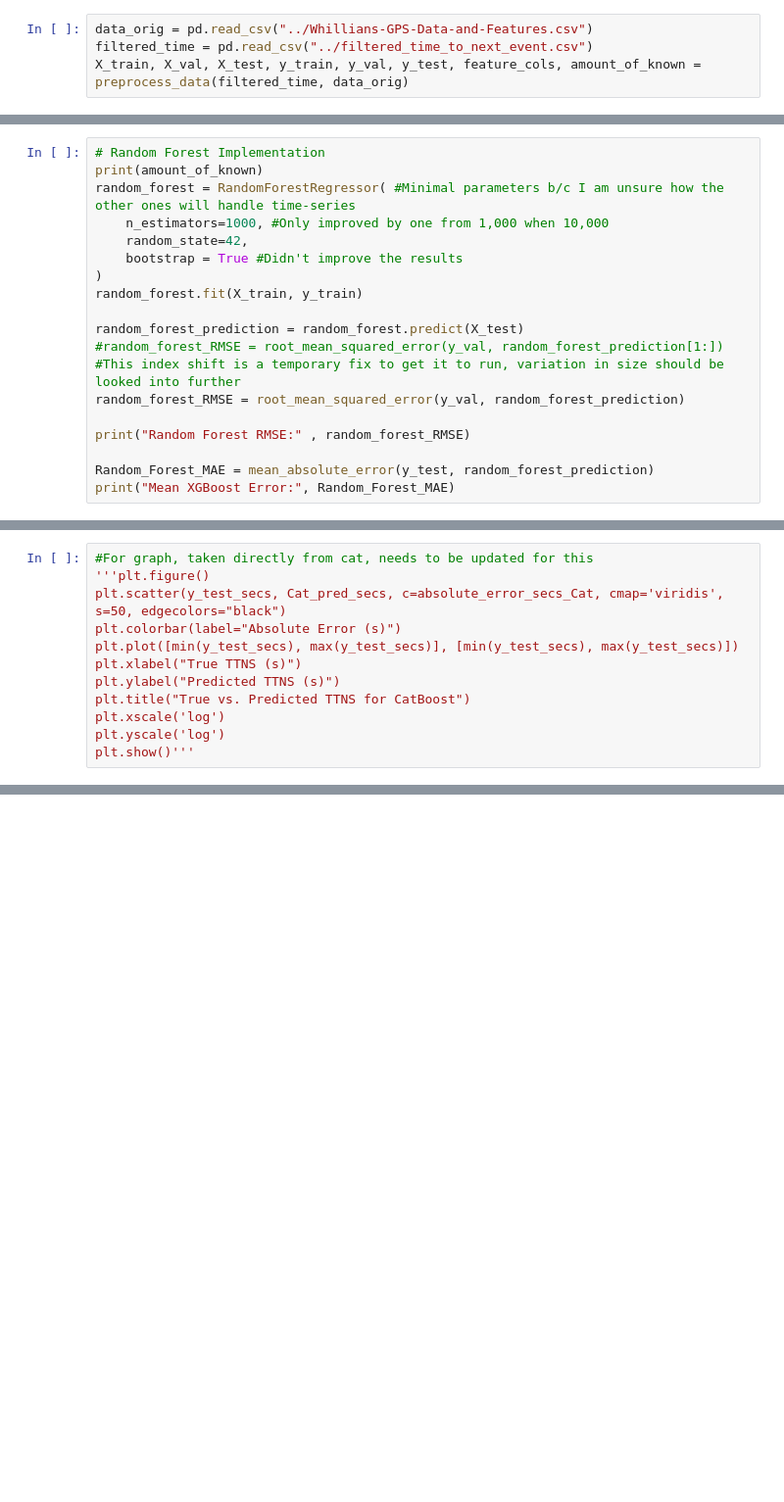
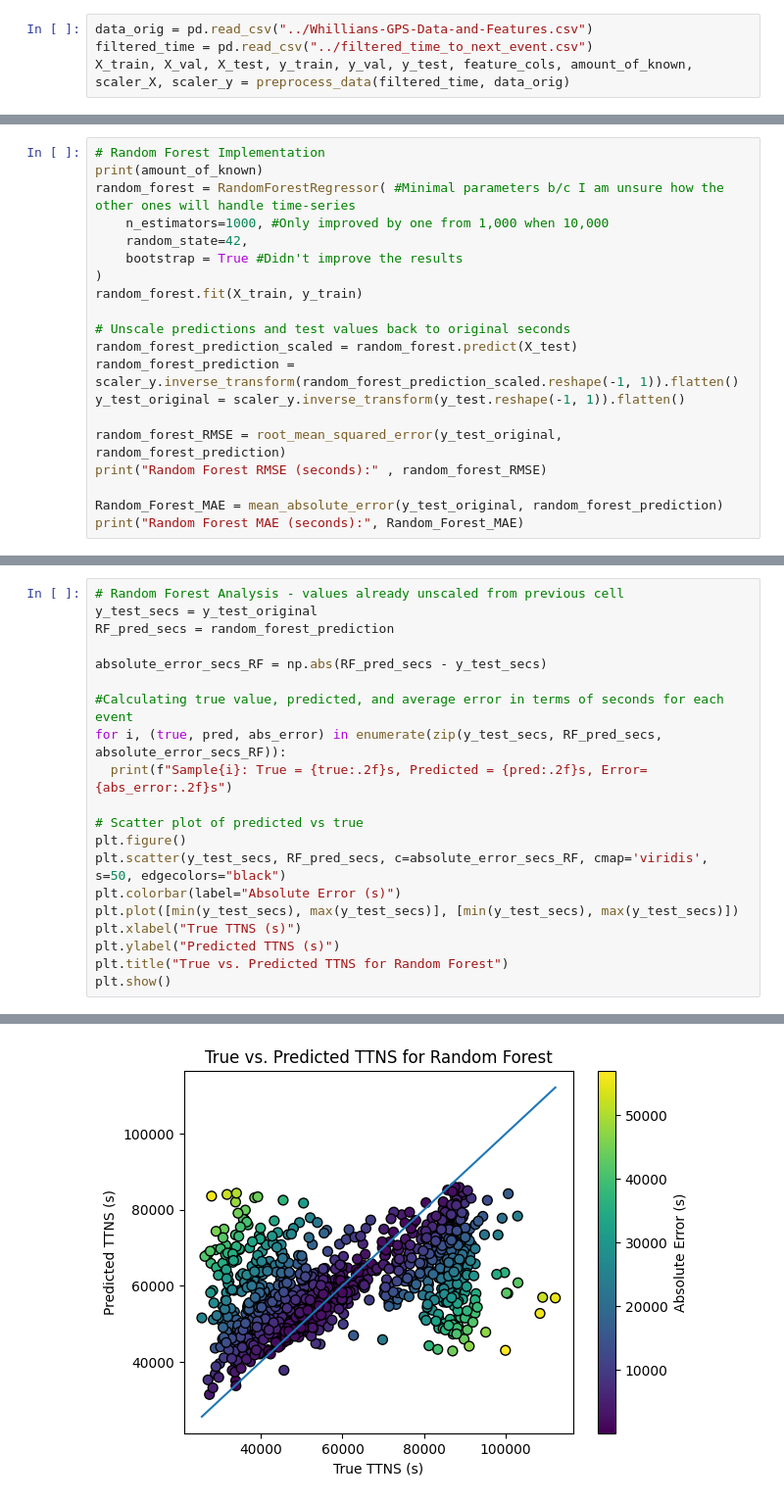
Before and after one commit to Icequake-QRC-Mines/Icequake-QRC-, a Jupyter notebook: Classical/Random-Forest.ipynb, the cells around one changed output, grey strips where cells are left out. Shown at 98% size. Drawn from its saved outputs; the diff is of its cells as text; blank space fills up the shorter version.

```diff
--- a/Classical/Random-Forest.ipynb
+++ b/Classical/Random-Forest.ipynb
@@ -11,4 +12,4 @@ from sklearn.metrics import root_mean_squared_error
 # %%
 data_orig = pd.read_csv("../Whillians-GPS-Data-and-Features.csv")
 filtered_time = pd.read_csv("../filtered_time_to_next_event.csv")
-X_train, X_val, X_test, y_train, y_val, y_test, feature_cols, amount_of_known = preprocess_data(filtered_time, data_orig)
+X_train, X_val, X_test, y_train, y_val, y_test, feature_cols, amount_of_known, scaler_X, scaler_y = preprocess_data(filtered_time, data_orig)
@@ -22,12 +41,14 @@ random_forest = RandomForestRegressor( #Minimal parameters b/c I am unsure how t
 )
 random_forest.fit(X_train, y_train)
 
-random_forest_prediction = random_forest.predict(X_test)
-#random_forest_RMSE = root_mean_squared_error(y_val, random_forest_prediction[1:]) #This index shift is a temporary fix to get it to run, variation in size should be looked into further
-random_forest_RMSE = root_mean_squared_error(y_val, random_forest_prediction)
+# Unscale predictions and test values back to original seconds
+random_forest_prediction_scaled = random_forest.predict(X_test)
+random_forest_prediction = scaler_y.inverse_transform(random_forest_prediction_scaled.reshape(-1, 1)).flatten()
+y_test_original = scaler_y.inverse_transform(y_test.reshape(-1, 1)).flatten()
 
-print("Random Forest RMSE:" , random_forest_RMSE)
+random_forest_RMSE = root_mean_squared_error(y_test_original, random_forest_prediction)
+print("Random Forest RMSE (seconds):" , random_forest_RMSE)
 
-Random_Forest_MAE = mean_absolute_error(y_test, random_forest_prediction)
-print("Mean XGBoost Error:", Random_Forest_MAE)
+Random_Forest_MAE = mean_absolute_error(y_test_original, random_forest_prediction)
+print("Random Forest MAE (seconds):", Random_Forest_MAE)
 # %% [output]
@@ -37,13 +58,21 @@ Mean XGBoost Error: 20294.21054980595
 # %%
-#For graph, taken directly from cat, needs to be updated for this
-'''plt.figure()
-plt.scatter(y_test_secs, Cat_pred_secs, c=absolute_error_secs_Cat, cmap='viridis', s=50, edgecolors="black")
+# Random Forest Analysis - values already unscaled from previous cell
+y_test_secs = y_test_original
+RF_pred_secs = random_forest_prediction
+
+absolute_error_secs_RF = np.abs(RF_pred_secs - y_test_secs)
+
+#Calculating true value, predicted, and average error in terms of seconds for each event
+for i, (true, pred, abs_error) in enumerate(zip(y_test_secs, RF_pred_secs, absolute_error_secs_RF)):
+  print(f"Sample{i}: True = {true:.2f}s, Predicted = {pred:.2f}s, Error={abs_error:.2f}s")
+
+# Scatter plot of predicted vs true
+plt.figure()
+plt.scatter(y_test_secs, RF_pred_secs, c=absolute_error_secs_RF, cmap='viridis', s=50, edgecolors="black")
 plt.colorbar(label="Absolute Error (s)")
 plt.plot([min(y_test_secs), max(y_test_secs)], [min(y_test_secs), max(y_test_secs)])
 plt.xlabel("True TTNS (s)")
 plt.ylabel("Predicted TTNS (s)")
-plt.title("True vs. Predicted TTNS for CatBoost")
-plt.xscale('log')
-plt.yscale('log')
-plt.show()'''
+plt.title("True vs. Predicted TTNS for Random Forest")
+plt.show()
 # %% [output]
@@ -50,0 +96 @@ plt.show()'''
+[figure, added]
```
Also changed, not shown: parts of 4 cells of this notebook, 5 other files.
